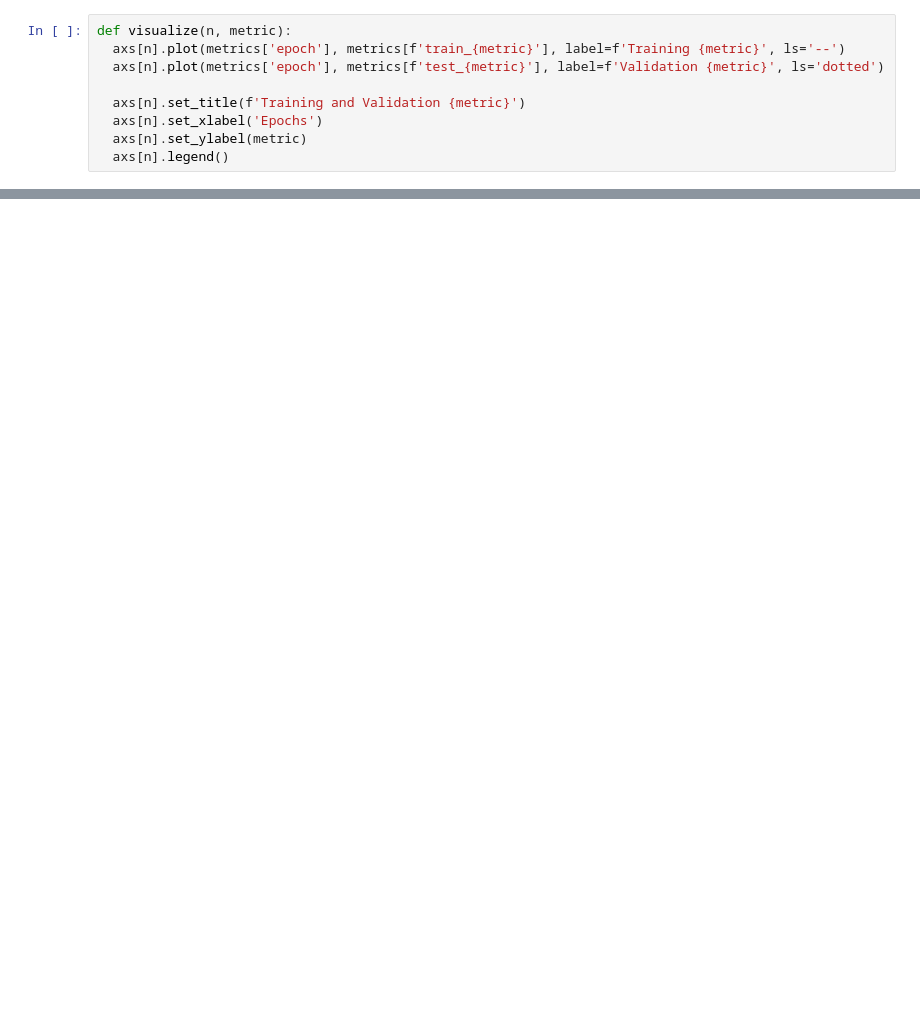
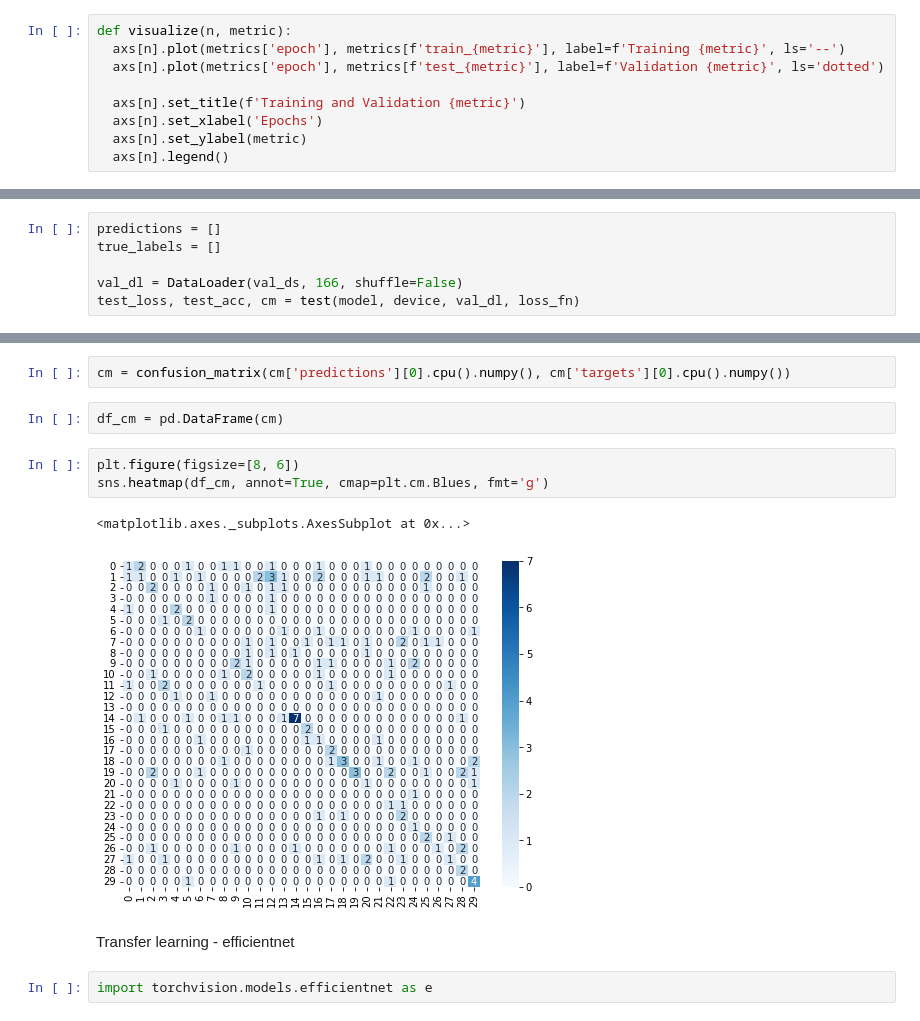
Before and after one commit to Velociraptorvelraptor/agricultural_crops_img_classification, a Jupyter notebook: Agricultural_crops_img_classification.ipynb, the cells around one changed output, grey strips where cells are left out. Saved outputs shown, nothing was run; the diff lists cells and outputs as text; blank space fills up the shorter version.

Commit message:
Add transfer learning module with efficientnet.

```diff
--- a/Agricultural_crops_img_classification.ipynb
+++ b/Agricultural_crops_img_classification.ipynb
@@ -285,0 +272,6 @@ plt.show()
+# %%
+predictions = []
+true_labels = []
+
+val_dl = DataLoader(val_ds, 166, shuffle=False)
+test_loss, test_acc, cm = test(model, device, val_dl, loss_fn)
@@ -285,0 +280,14 @@ plt.show()
+# %%
+cm = confusion_matrix(cm['predictions'][0].cpu().numpy(), cm['targets'][0].cpu().numpy())
+# %%
+df_cm = pd.DataFrame(cm)
+# %%
+plt.figure(figsize=[8, 6])
+sns.heatmap(df_cm, annot=True, cmap=plt.cm.Blues, fmt='g')
+# %% [output]
+<matplotlib.axes._subplots.AxesSubplot at 0x...>
+[figure, added]
+# %% [markdown]
+Transfer learning - efficientnet
+# %%
+import torchvision.models.efficientnet as e
```
Also changed, not shown: parts of 24 cells of this notebook.
